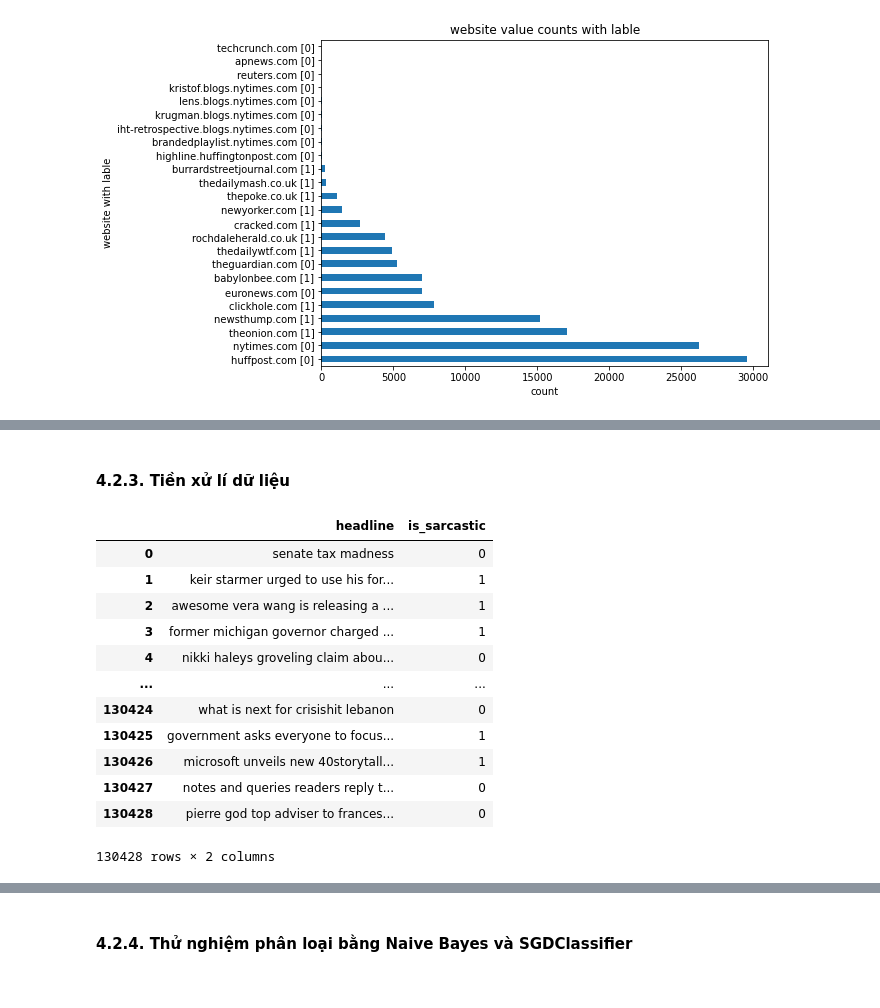
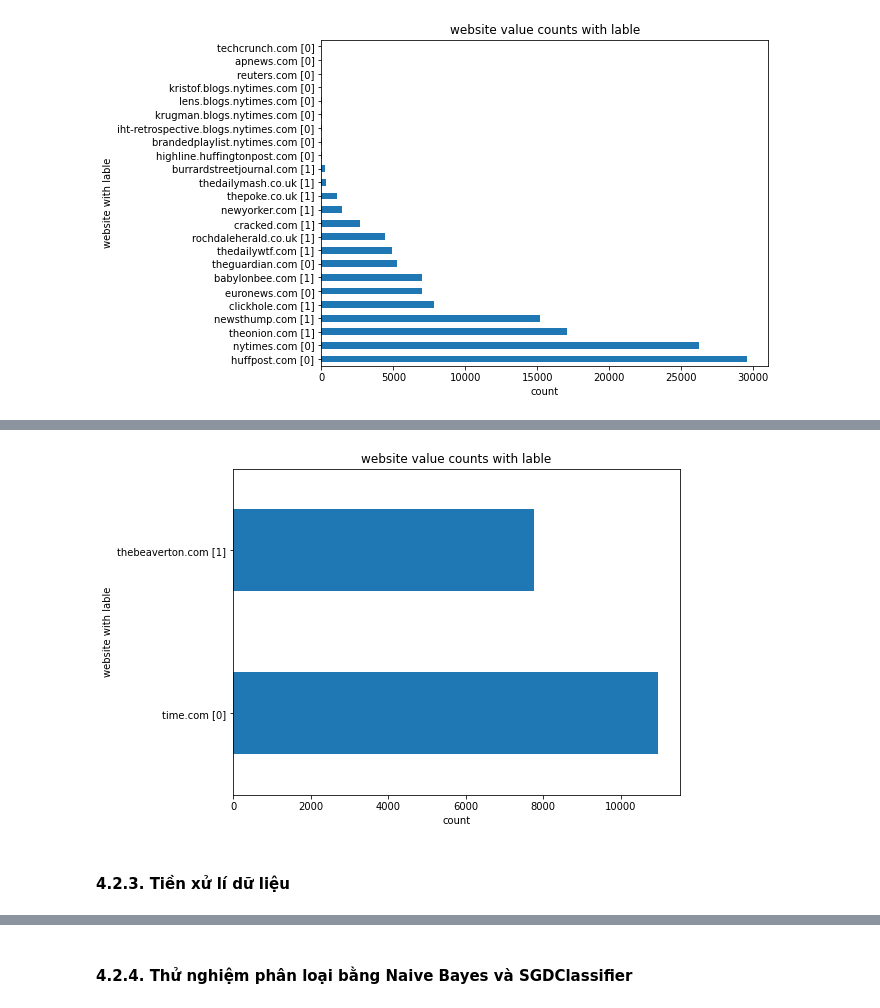
Before and after one commit to caohungphu/CS114.L21, a Jupyter notebook: Colab/Sarcasm_detection.ipynb, the cells around one changed output, grey strips where cells are left out. Saved outputs shown, nothing was run; the diff lists cells and outputs as text; code cells hidden in the pictures.

```diff
--- a/Colab/Sarcasm_detection.ipynb
+++ b/Colab/Sarcasm_detection.ipynb
@@ -446,12 +515,33 @@ plt.title("website value counts with lable");
+# %%
+# Hàm lấy địa chỉ website từ article_link và is_sarcastic
+def getWebsite(article_link, is_sarcastic):
+    return article_link.split('/')[2].replace("www.", "") + " [" + str(is_sarcastic) + "]"
+
+# Tạo một cột mới chứa địa chỉ website
+data_test['website'] = data_test.apply(lambda x: getWebsite(x['article_link'], x['is_sarcastic']), axis=1)
+
+# Hiển thị bằng plot giá trị website
+data_test['website'].value_counts().plot(kind='barh', figsize=(8, 6))
+plt.xlabel("count")
+plt.ylabel("website with lable")
+plt.title("website value counts with lable");
+# %% [output]
+[figure, added]
 # %% [markdown]
 #### **4.2.3. Tiền xử lí dữ liệu**
 # %%
 # Thêm thư viện re
 import re
 
+# Data train
 # Lấy 2 cột cần thiết là headline và is_sarcastic
-new_data = data.copy()
-new_data = new_data[['headline', 'is_sarcastic']]
+new_data_train = data_train.copy()
+new_data_train = new_data_train[['headline', 'is_sarcastic']]
+
+# Data test
+# Lấy 2 cột cần thiết là headline và is_sarcastic
+new_data_test = data_test.copy()
+new_data_test = new_data_test[['headline', 'is_sarcastic']]
 
 # Hàm convert chuỗi
 def convertString(x):
@@ -462,19 +552,5 @@ def convertString(x):
     return x
 
 # Convert cột headline bằng hàm convertString và kiểm tra lại bảng
-new_data['headline'] = new_data['headline'].apply(convertString)
-new_data
+new_data_train['headline'] = new_data_train['headline'].apply(convertString)
+new_data_test['headline'] = new_data_test['headline'].apply(convertString)
-# %% [output]
-|  | headline | is_sarcastic |
-| 0 | senate tax madness | 0 |
-| 1 | keir starmer urged to use his for... | 1 |
-| 2 | awesome vera wang is releasing a ... | 1 |
-| 3 | former michigan governor charged ... | 1 |
-| 4 | nikki haleys groveling claim abou... | 0 |
-| ... | ... | ... |
-| 130424 | what is next for crisishit lebanon | 0 |
-| 130425 | government asks everyone to focus... | 1 |
-| 130426 | microsoft unveils new 40storytall... | 1 |
-| 130427 | notes and queries readers reply t... | 0 |
-| 130428 | pierre god top adviser to frances... | 0 |
-130428 rows × 2 columns
```
Also changed, not shown: parts of 28 cells of this notebook.
